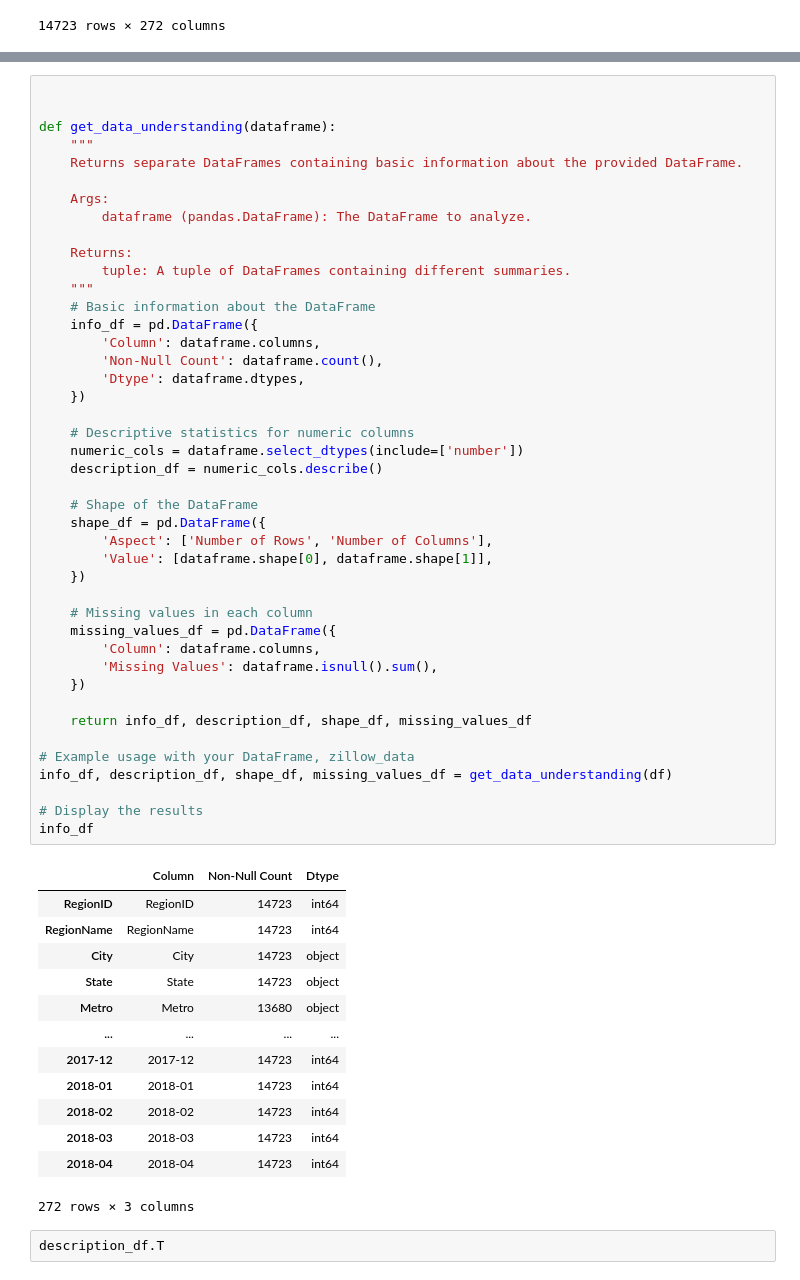
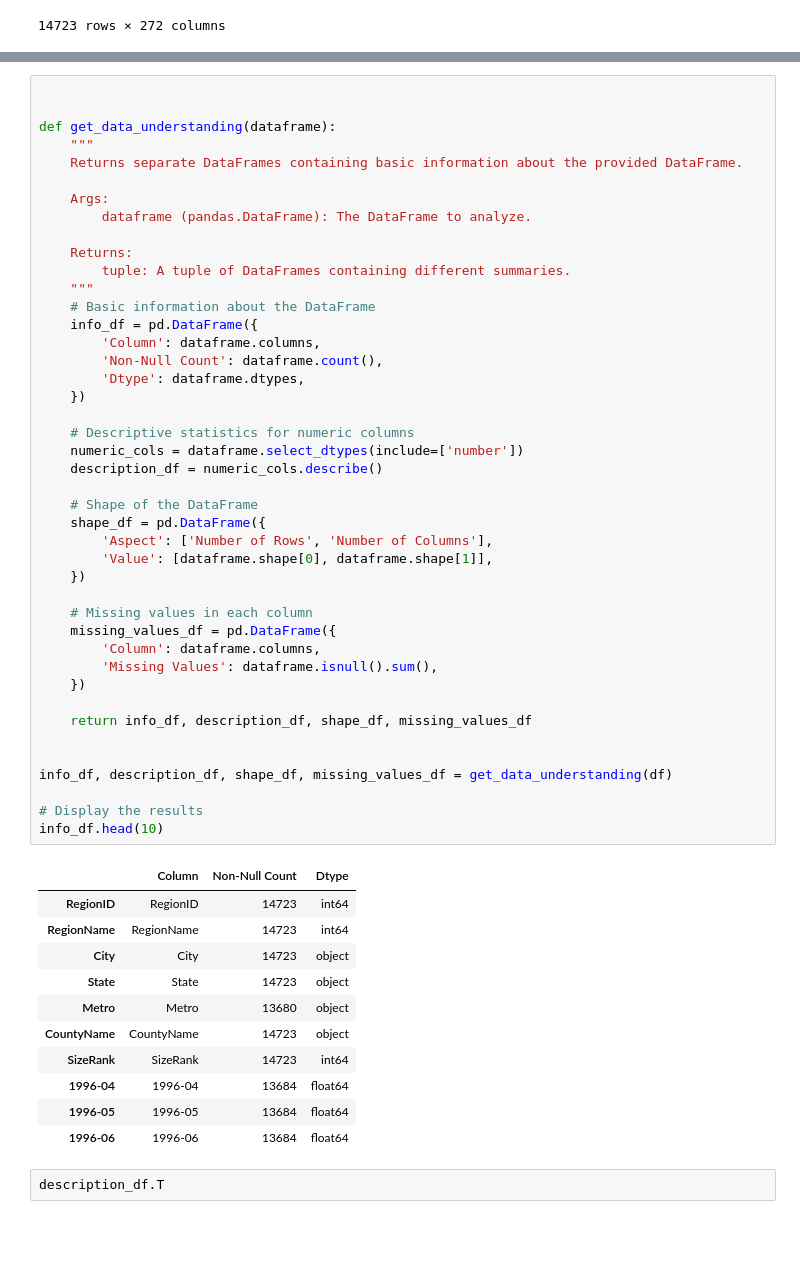
Before and after one commit to MWENDA1999/Predictive-Modeling-Time-Series-Forecasting-G9DSF-FT06-P4, a Jupyter notebook: notebook.ipynb, the cells around one changed output, grey strips where cells are left out. Drawn from its saved outputs; the diff is of its cells as text; blank space fills up the shorter version.

```diff
--- a/notebook.ipynb
+++ b/notebook.ipynb
@@ -116,42 +116,40 @@ def get_data_understanding(dataframe):
     })
 
     # Descriptive statistics for numeric columns
     numeric_cols = dataframe.select_dtypes(include=['number'])
     description_df = numeric_cols.describe()
 
     # Shape of the DataFrame
     shape_df = pd.DataFrame({
         'Aspect': ['Number of Rows', 'Number of Columns'],
         'Value': [dataframe.shape[0], dataframe.shape[1]],
     })
 
     # Missing values in each column
     missing_values_df = pd.DataFrame({
         'Column': dataframe.columns,
         'Missing Values': dataframe.isnull().sum(),
     })
 
     return info_df, description_df, shape_df, missing_values_df
 
-# Example usage with your DataFrame, zillow_data
+
 info_df, description_df, shape_df, missing_values_df = get_data_understanding(df)
 
 # Display the results
-info_df
+info_df.head(10)
 # %% [output]
 |  | Column | Non-Null Count | Dtype |
 | RegionID | RegionID | 14723 | int64 |
 | RegionName | RegionName | 14723 | int64 |
 | City | City | 14723 | object |
 | State | State | 14723 | object |
 | Metro | Metro | 13680 | object |
-| ... | ... | ... | ... |
-| 2017-12 | 2017-12 | 14723 | int64 |
-| 2018-01 | 2018-01 | 14723 | int64 |
-| 2018-02 | 2018-02 | 14723 | int64 |
-| 2018-03 | 2018-03 | 14723 | int64 |
-| 2018-04 | 2018-04 | 14723 | int64 |
+| CountyName | CountyName | 14723 | object |
+| SizeRank | SizeRank | 14723 | int64 |
+| 1996-04 | 1996-04 | 13684 | float64 |
+| 1996-05 | 1996-05 | 13684 | float64 |
+| 1996-06 | 1996-06 | 13684 | float64 |
-272 rows × 3 columns
 # %%
 description_df.T
 # %% [output]
```
Also changed, not shown: parts of 14 cells of this notebook.
